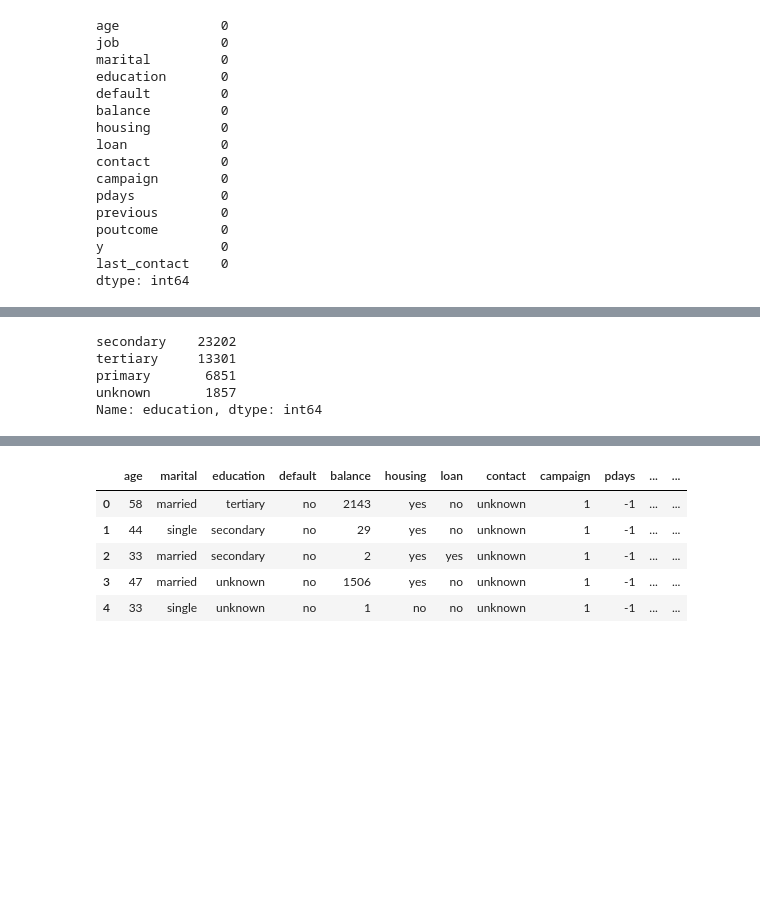
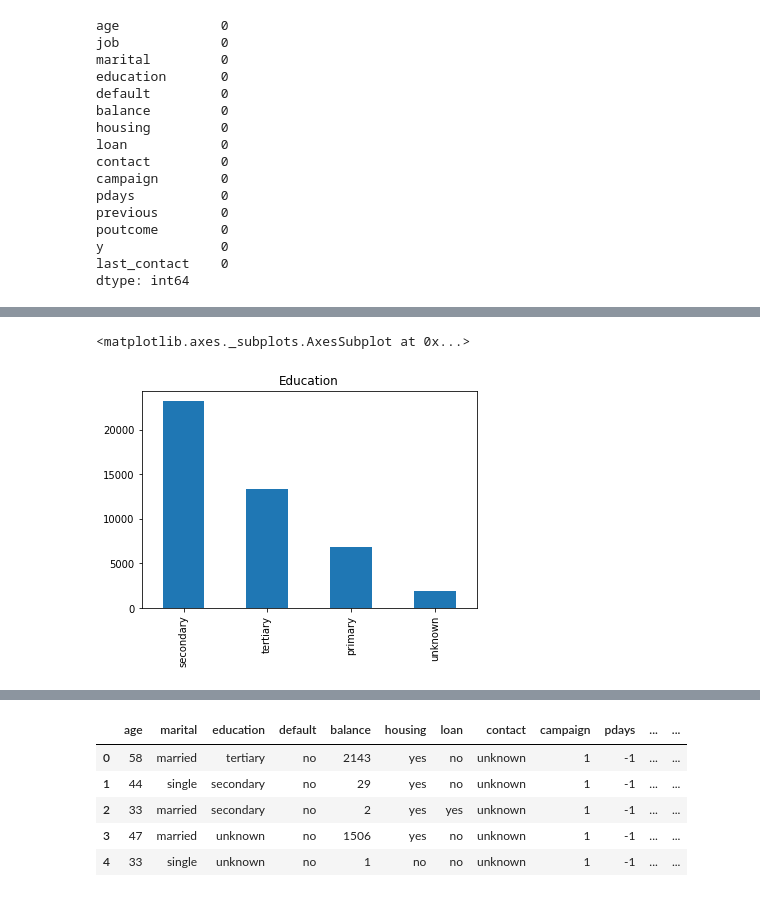
Before and after one commit to EmaTran/CSIS3290_GroupProject, a Jupyter notebook: MiniProject2/CSIS3290_MiniProject2.ipynb, the cells around one changed output, grey strips where cells are left out. Saved outputs shown, nothing was run; the diff lists cells and outputs as text; code cells hidden in the pictures; blank space fills up the shorter version.

```diff
--- a/MiniProject2/CSIS3290_MiniProject2.ipynb
+++ b/MiniProject2/CSIS3290_MiniProject2.ipynb
@@ -232,11 +210,8 @@ Name: marital, dtype: int64
 # %%
 #education
-df2['education'].value_counts()
+df2['education'].value_counts().plot(kind='bar', title='Education')
 # %% [output]
-secondary    23202
-tertiary     13301
-primary       6851
-unknown       1857
-Name: education, dtype: int64
+<matplotlib.axes._subplots.AxesSubplot at 0x...>
+[figure, added]
 # %%
 #contact
```
Also changed, not shown: parts of 17 cells of this notebook.
